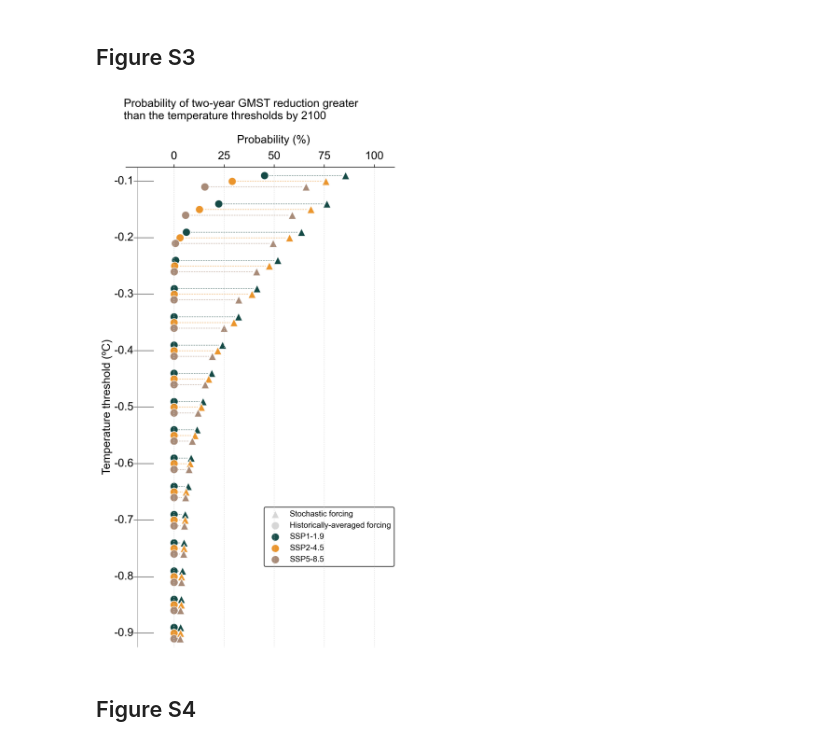
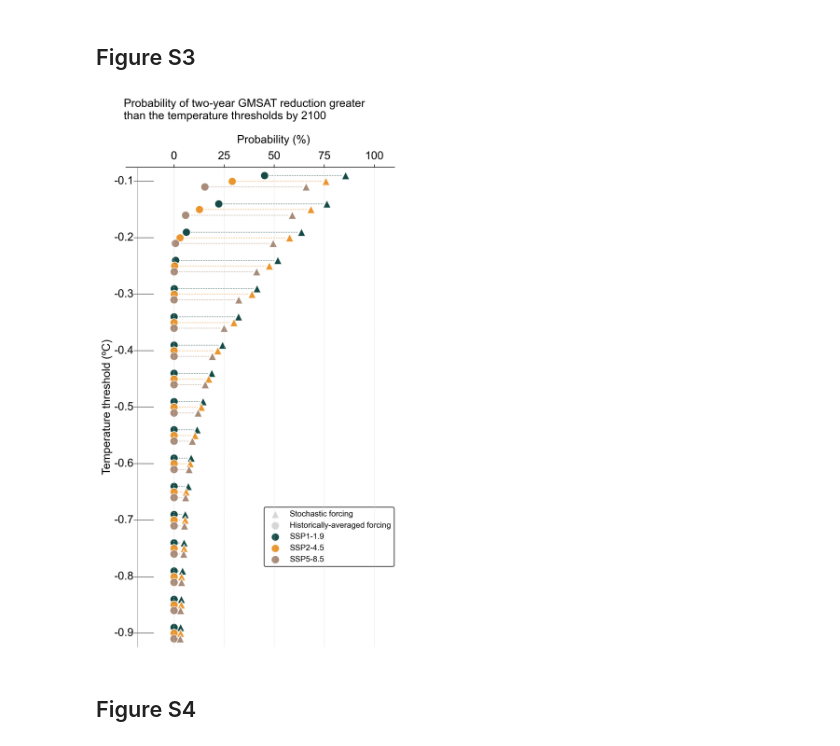
Before and after one commit to maychim/Stochastic-volc-FAIR, a Jupyter notebook: Supplementary_figures.ipynb, the cells around one changed output. Drawn from its saved outputs; the diff is of its cells as text; code cells hidden in the pictures.

```diff
--- a/Supplementary_figures.ipynb
+++ b/Supplementary_figures.ipynb
@@ -487,7 +487,7 @@ ax1.scatter(df_2year_cooling['SSP5-8.5'], index+0.015,
 ax1.scatter(df_2year_cooling['HIST_ssp585'], index+0.015, color = color[2], label = 'SSP5-8.5',
             s = 100, ec = 'white', marker = 'o', zorder = 10, lw = 0.8, alpha = 0.9)
 
-ax1.text(-25,0.035,'Probability of two-year GMST reduction greater\nthan the temperature thresholds by 2100', fontsize=14)
+ax1.text(-25,0.035,'Probability of two-year GMSAT reduction greater\nthan the temperature thresholds by 2100', fontsize=14)
 
 
 y = np.arange(-0.1, -0.91, -0.1)
@@ -496,34 +496,34 @@ for i, value in enumerate(y):
     if value <= -0.1:
         ax1.text(-25, value+0.025, f"{value:.1f}", ha="center", va="center", color="k", fontsize = 14)
         ax1.hlines(value+0.025, -20,-10, color = 'k', lw = 0.5)
         ax1.hlines(value+0.025, -20,-10, color = 'k', lw = 0.5)
 
 ax1.vlines(-18, 0, -0.9, color='grey', lw=0.5)
 
 ax1.set_ylim(-0.9,-0.05)
 ax1.set_xlim(-24,110)
 ax1.set_yticks([])
 
 
 x_labels = [0,0,25,50,75,100]
 ax1.set_xticklabels([])
 ax1.set_xticks([])
 ax2.set_xticklabels([])
 
 ax2.set_xlim(ax1.get_xlim())
 ax2.set_xticks(x_labels)
 ax2.set_xticklabels(x_labels, color='k', fontsize=14)
 ax2.tick_params(axis='x', colors='k')
 ax2.set_xlabel('Probability (%)', color='k', fontsize=14)
 ax2.xaxis.set_label_coords(0.55, 1.05)
 
 ax1.set_ylabel('Temperature threshold (ºC)', color = 'k', fontsize = 14)
 ax1.yaxis.set_label_coords(-0.05,0.5)
 ax1.legend(frameon=True, fontsize = 10, bbox_to_anchor=(0.5,0.3), labelcolor = 'k')
 
 plt.savefig('FigureS3.pdf', format = 'pdf')
 # %% [output]
-[figure, old version]
+[figure, new version]
 # %% [markdown]
 ## Figure S4
 # %%
```
Also changed, not shown: parts of 4 cells of this notebook, 3 other files.
